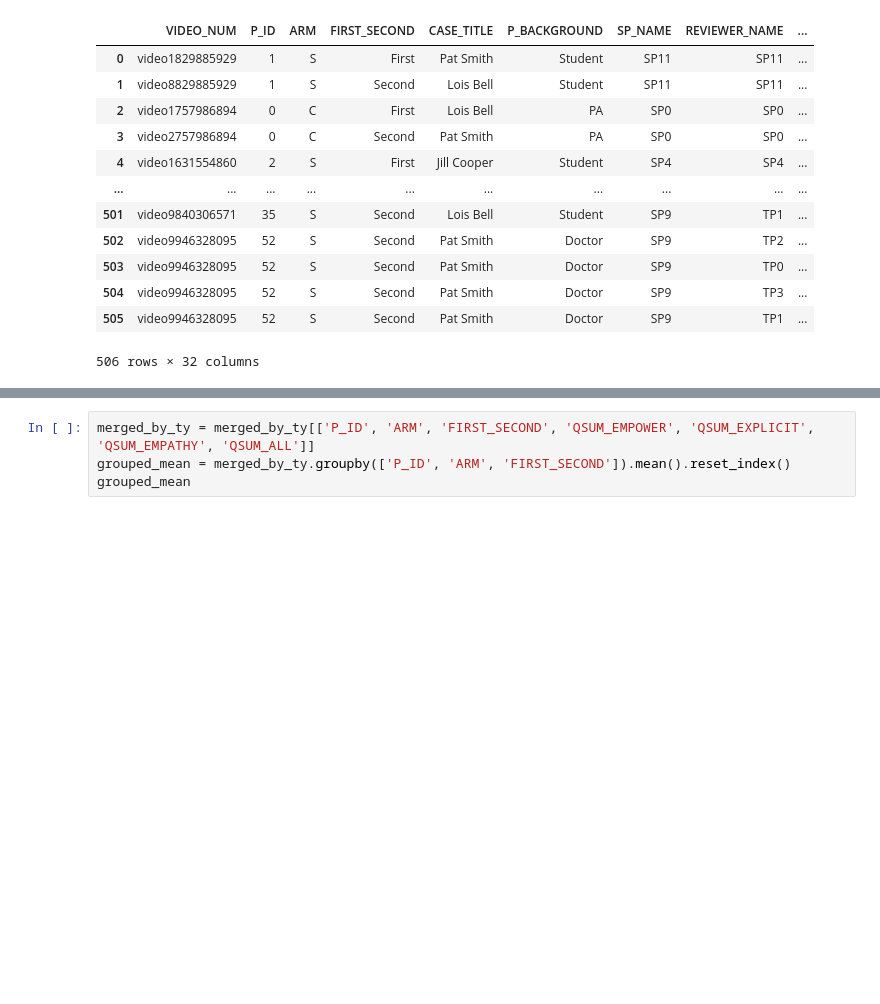
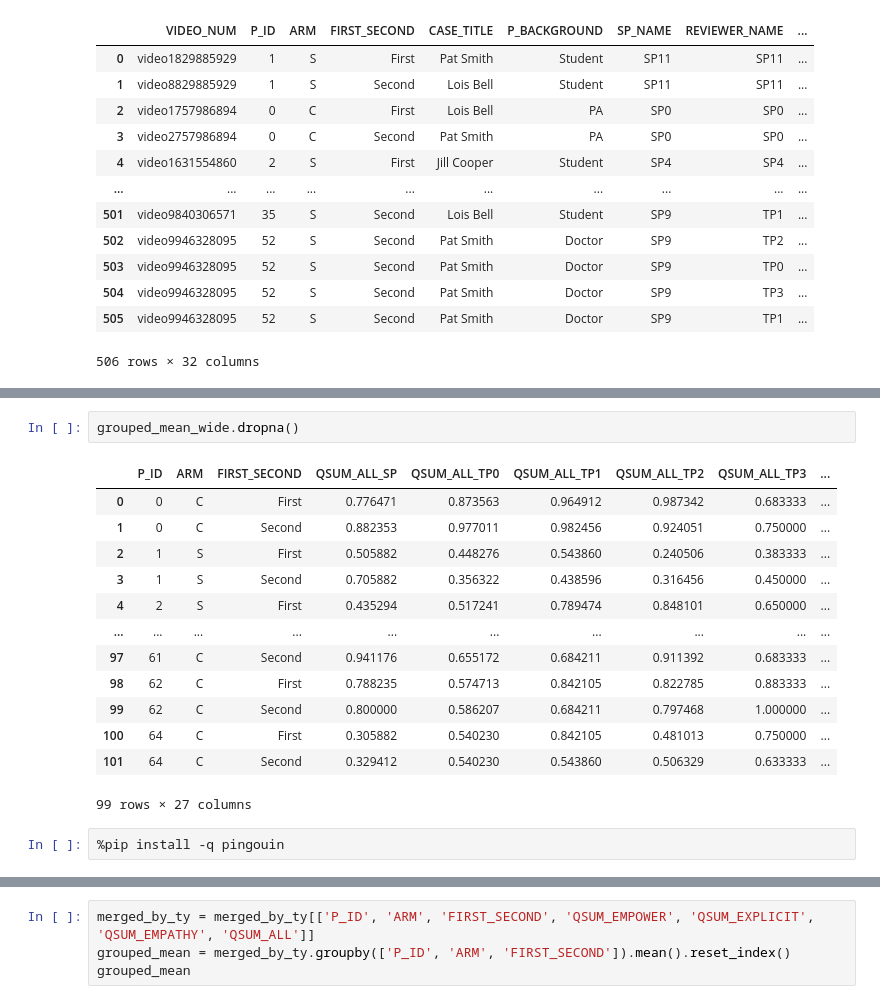
Before and after one commit to ROC-HCI/SOPHIE-1.0, a Jupyter notebook: 2a_SOPHIE_Pre_Post_analysis.ipynb, the cells around one changed output, grey strips where cells are left out. Saved outputs shown, nothing was run; the diff lists cells and outputs as text; blank space fills up the shorter version.

```diff
--- a/2a_SOPHIE_Pre_Post_analysis.ipynb
+++ b/2a_SOPHIE_Pre_Post_analysis.ipynb
@@ -32,0 +130,18 @@ merged_by_ty
+# %%
+grouped_mean_wide.dropna()
+# %% [output]
+|  | P_ID | ARM | FIRST_SECOND | QSUM_ALL_SP | QSUM_ALL_TP0 | QSUM_ALL_TP1 | QSUM_ALL_TP2 | QSUM_ALL_TP3 | ... |
+| 0 | 0 | C | First | 0.776471 | 0.873563 | 0.964912 | 0.987342 | 0.683333 | ... |
+| 1 | 0 | C | Second | 0.882353 | 0.977011 | 0.982456 | 0.924051 | 0.750000 | ... |
+| 2 | 1 | S | First | 0.505882 | 0.448276 | 0.543860 | 0.240506 | 0.383333 | ... |
+| 3 | 1 | S | Second | 0.705882 | 0.356322 | 0.438596 | 0.316456 | 0.450000 | ... |
+| 4 | 2 | S | First | 0.435294 | 0.517241 | 0.789474 | 0.848101 | 0.650000 | ... |
+| ... | ... | ... | ... | ... | ... | ... | ... | ... | ... |
+| 97 | 61 | C | Second | 0.941176 | 0.655172 | 0.684211 | 0.911392 | 0.683333 | ... |
+| 98 | 62 | C | First | 0.788235 | 0.574713 | 0.842105 | 0.822785 | 0.883333 | ... |
+| 99 | 62 | C | Second | 0.800000 | 0.586207 | 0.684211 | 0.797468 | 1.000000 | ... |
+| 100 | 64 | C | First | 0.305882 | 0.540230 | 0.842105 | 0.481013 | 0.750000 | ... |
+| 101 | 64 | C | Second | 0.329412 | 0.540230 | 0.543860 | 0.506329 | 0.633333 | ... |
+99 rows × 27 columns
+# %%
+%pip install -q pingouin
```
Also changed, not shown: parts of 8 cells of this notebook.
